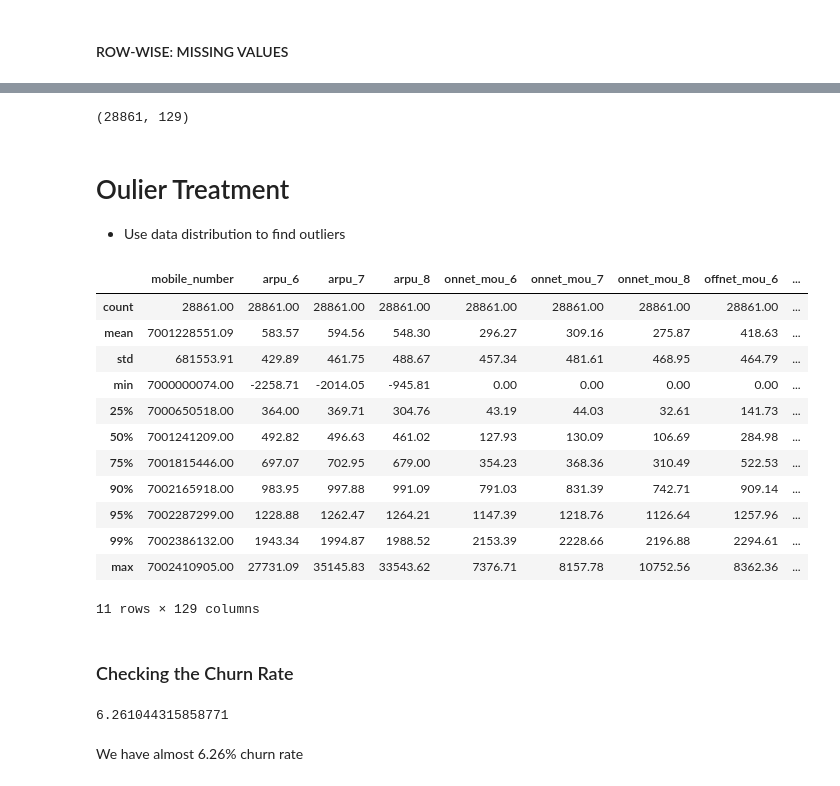
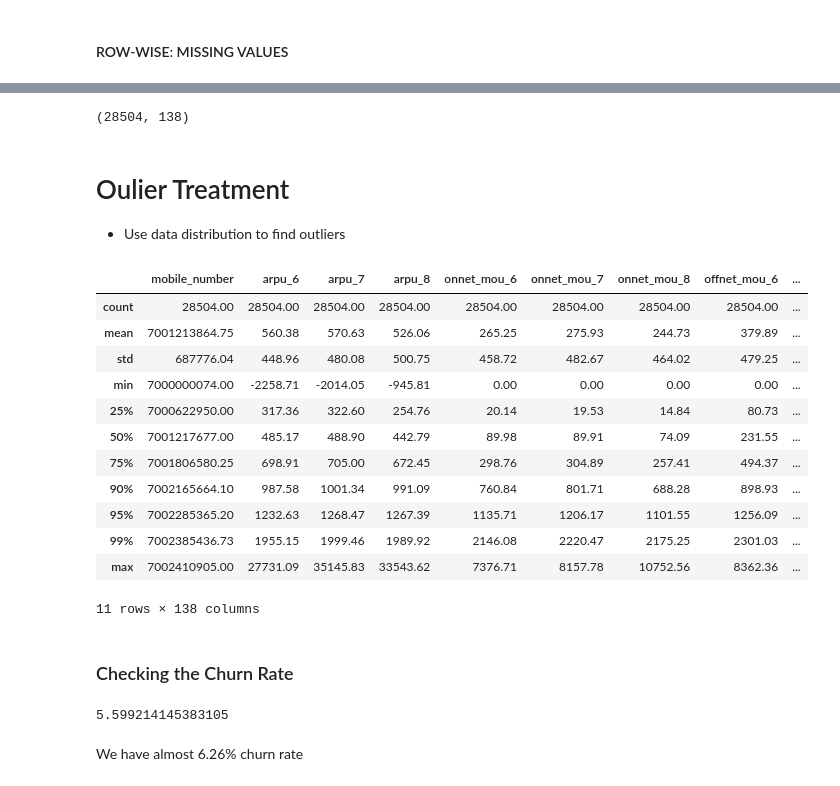
Before and after one commit to iici-psiddineni/ML_Telecom_Churn, a Jupyter notebook: 1_TCCS_DataCleaning.ipynb, the cells around one changed output, grey strips where cells are left out. Cells and saved outputs as stored; diff of their text form; code cells hidden in the pictures.

Commit message:
Updated file with new understanding of data.

```diff
--- a/1_TCCS_DataCleaning.ipynb
+++ b/1_TCCS_DataCleaning.ipynb
@@ -336,0 +372,9 @@ df.shape
+# %%
+# Filter high-value customers
+avg_rech_amt_6_7 = (telecom["total_rech_amt_6"] + telecom["total_rech_data_amt_6"] +
+                      telecom["total_rech_amt_7"] + telecom["total_rech_data_amt_7"]) / 2.0
+amont_70_pc = np.percentile(avg_rech_amt_6_7, 70.0)
+print('70 percentile of first two months avg recharge amount: ', amont_70_pc)
+
+telecom = telecom[avg_rech_amt_6_7 >= amont_70_pc]
+print('Dataframe Shape: ', telecom.shape)
@@ -336,0 +405,20 @@ df.shape
+# %%
+# Identify columns that have no varience
+telecom_unique_count = telecom.nunique().sort_values(ascending=False)
+#print("Dataframe Unique Values: \n", telecom_unique_count); print_ln()
+
+# Identify bad colums that has no infromation (all entries are NA or same)
+# Find columns with all NULL entries and add to drop_columns list
+telecom_unique_count_is_zero = telecom_unique_count[telecom_unique_count == 0]
+print("Dataframe Unique Value Count is ZERO (all null values): \n", telecom_unique_count_is_zero); print_ln();
+drop_no_varience_columns = list(telecom_unique_count_is_zero.index)
+
+# Find columns with all same entries and add to drop_columns list
+telecom_unique_count_is_one = telecom_unique_count[telecom_unique_count == 1]
+print("Dataframe Unique Value Count is ONE (all same values): \n", telecom_unique_count_is_one); print_ln();
+drop_no_varience_columns += list(telecom_unique_count_is_one.index)
+
+telecom.drop(drop_no_varience_columns, axis=1, inplace=True)
+
+print('Dataframe Shape: ', telecom.shape); print_ln();
+print('Number of columns dropped here  = ', len(drop_no_varience_columns))
@@ -365,5 +481,5 @@ Length: 1524, dtype: int64
 # %%
-# drop rows with any zero values
-df = df[df.isnull().sum(axis=1) < 27]
-df.shape
+# drop rows with # of zero values more greather than or equal to 27
+telecom = telecom[telecom.isnull().sum(axis=1) < 27]
+telecom.shape
 # %% [output]
@@ -412,9 +529,9 @@ max        29.00
 Name: rech_days_left_6, dtype: float64
 # %%
 # imputing Lattitude and Longitude by mean values
-df.loc[np.isnan(df['rech_days_left_6']), ['rech_days_left_6']] = df['rech_days_left_6'].mean()
-df.loc[np.isnan(df['rech_days_left_7']), ['rech_days_left_7']] = df['rech_days_left_7'].mean()
-df.loc[np.isnan(df['rech_days_left_8']), ['rech_days_left_8']] = df['rech_days_left_8'].mean()
+telecom.loc[np.isnan(telecom['rech_days_left_6']), ['rech_days_left_6']] = telecom['rech_days_left_6'].mean()
+telecom.loc[np.isnan(telecom['rech_days_left_7']), ['rech_days_left_7']] = telecom['rech_days_left_7'].mean()
+telecom.loc[np.isnan(telecom['rech_days_left_8']), ['rech_days_left_8']] = telecom['rech_days_left_8'].mean()
 
-round(100*(df.isnull().sum()/len(df.index)), 2)
+round(100*(telecom.isnull().sum()/len(telecom.index)), 2)
 # %% [output]
@@ -438,36 +555,36 @@ Length: 129, dtype: float64
 # %%
-df.shape
+telecom.shape
 # %% [output]
-(28861, 129)
+(28504, 138)
 # %% [markdown]
 # Oulier Treatment
 - Use data distribution to find outliers
 # %%
 # Checking outliers at 25%,50%,75%,90%,95% and 99%
-df.describe(percentiles=[.25,.5,.75,.90,.95,.99])
+telecom.describe(percentiles=[.25,.5,.75,.90,.95,.99])
 # %% [output]
 |  | mobile_number | arpu_6 | arpu_7 | arpu_8 | onnet_mou_6 | onnet_mou_7 | onnet_mou_8 | offnet_mou_6 | ... |
-| count | 28861.00 | 28861.00 | 28861.00 | 28861.00 | 28861.00 | 28861.00 | 28861.00 | 28861.00 | ... |
-| mean | 7001228551.09 | 583.57 | 594.56 | 548.30 | 296.27 | 309.16 | 275.87 | 418.63 | ... |
-| std | 681553.91 | 429.89 | 461.75 | 488.67 | 457.34 | 481.61 | 468.95 | 464.79 | ... |
+| count | 28504.00 | 28504.00 | 28504.00 | 28504.00 | 28504.00 | 28504.00 | 28504.00 | 28504.00 | ... |
+| mean | 7001213864.75 | 560.38 | 570.63 | 526.06 | 265.25 | 275.93 | 244.73 | 379.89 | ... |
+| std | 687776.04 | 448.96 | 480.08 | 500.75 | 458.72 | 482.67 | 464.02 | 479.25 | ... |
 | min | 7000000074.00 | -2258.71 | -2014.05 | -945.81 | 0.00 | 0.00 | 0.00 | 0.00 | ... |
-| 25% | 7000650518.00 | 364.00 | 369.71 | 304.76 | 43.19 | 44.03 | 32.61 | 141.73 | ... |
-| 50% | 7001241209.00 | 492.82 | 496.63 | 461.02 | 127.93 | 130.09 | 106.69 | 284.98 | ... |
-| 75% | 7001815446.00 | 697.07 | 702.95 | 679.00 | 354.23 | 368.36 | 310.49 | 522.53 | ... |
-| 90% | 7002165918.00 | 983.95 | 997.88 | 991.09 | 791.03 | 831.39 | 742.71 | 909.14 | ... |
-| 95% | 7002287299.00 | 1228.88 | 1262.47 | 1264.21 | 1147.39 | 1218.76 | 1126.64 | 1257.96 | ... |
-| 99% | 7002386132.00 | 1943.34 | 1994.87 | 1988.52 | 2153.39 | 2228.66 | 2196.88 | 2294.61 | ... |
+| 25% | 7000622950.00 | 317.36 | 322.60 | 254.76 | 20.14 | 19.53 | 14.84 | 80.73 | ... |
+| 50% | 7001217677.00 | 485.17 | 488.90 | 442.79 | 89.98 | 89.91 | 74.09 | 231.55 | ... |
+| 75% | 7001806580.25 | 698.91 | 705.00 | 672.45 | 298.76 | 304.89 | 257.41 | 494.37 | ... |
+| 90% | 7002165664.10 | 987.58 | 1001.34 | 991.09 | 760.84 | 801.71 | 688.28 | 898.93 | ... |
+| 95% | 7002285365.20 | 1232.63 | 1268.47 | 1267.39 | 1135.71 | 1206.17 | 1101.55 | 1256.09 | ... |
+| 99% | 7002385436.73 | 1955.15 | 1999.46 | 1989.92 | 2146.08 | 2220.47 | 2175.25 | 2301.03 | ... |
 | max | 7002410905.00 | 27731.09 | 35145.83 | 33543.62 | 7376.71 | 8157.78 | 10752.56 | 8362.36 | ... |
-11 rows × 129 columns
+11 rows × 138 columns
 # %%
 # TODO: DO WE NEED TO ROMOVE enteris due to outliers?
 # %% [markdown]
 ### Checking the Churn Rate
 # %%
-churn = (sum(df['churn'])/len(df['churn'].index))*100
+churn = (sum(telecom['churn'])/len(telecom['churn'].index))*100
 churn
 # %% [output]
-6.261044315858771
+5.599214145383105
 # %% [markdown]
 We have almost 6.26% churn rate
 # %% [markdown]
```
Also changed, not shown: parts of 35 cells of this notebook.
